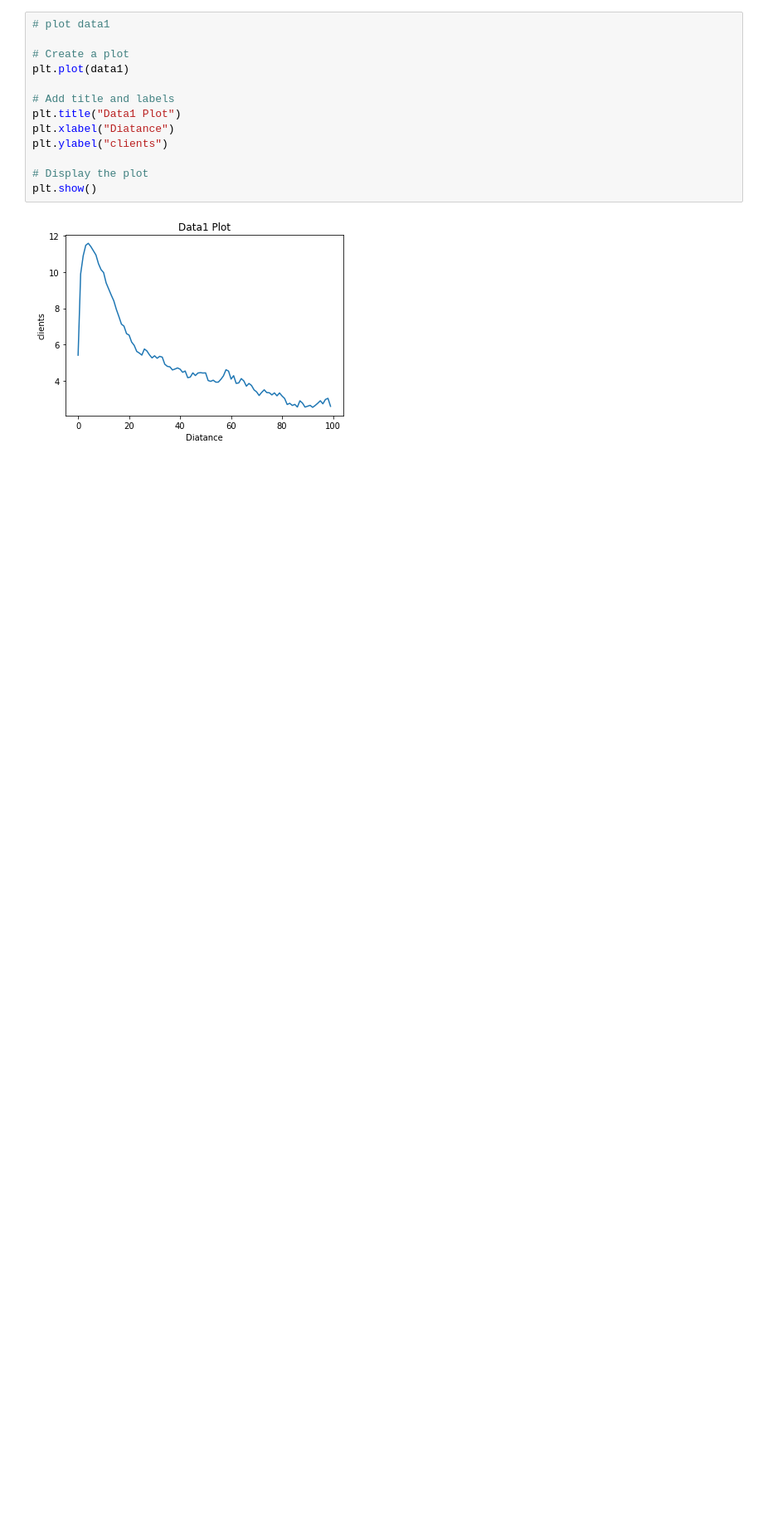
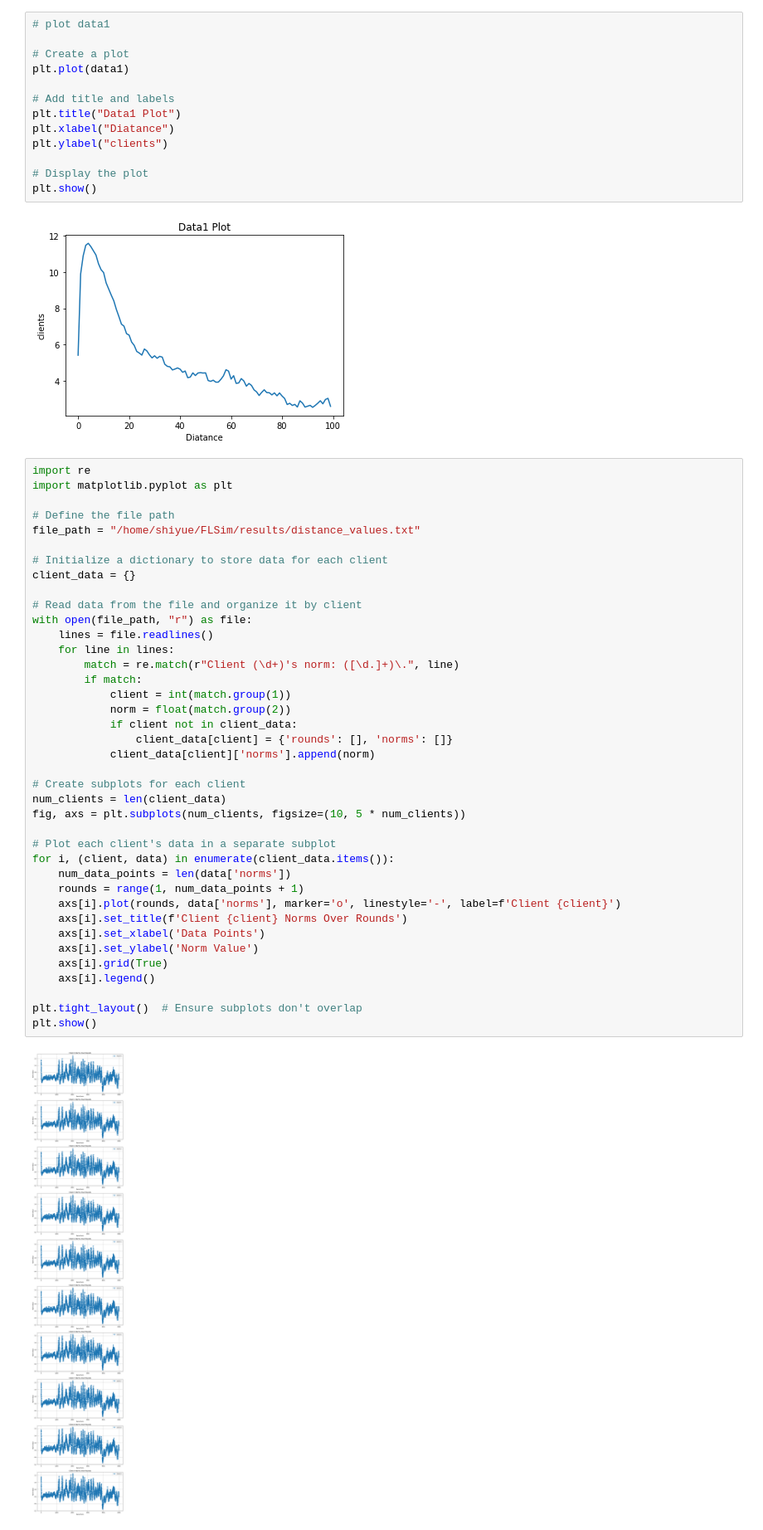
Before and after one commit to shou123/FLsim, a Jupyter notebook: results/plot.ipynb, the cells around one changed output. Shown: that part at 83% size. Drawn from its saved outputs; the diff is of its cells as text; blank space fills up the shorter version.

Commit message:
upgrade the print norm value and write txt file.

```diff
--- a/results/plot.ipynb
+++ b/results/plot.ipynb
@@ -54,3 +55,44 @@ plt.ylabel("clients")
 plt.show()
 # %% [output]
 [figure]
+# %%
+import re
+import matplotlib.pyplot as plt
+
+# Define the file path
+file_path = "/home/shiyue/FLSim/results/distance_values.txt"
+
+# Initialize a dictionary to store data for each client
+client_data = {}
+
+# Read data from the file and organize it by client
+with open(file_path, "r") as file:
+    lines = file.readlines()
+    for line in lines:
+        match = re.match(r"Client (\d+)'s norm: ([\d.]+)\.", line)
+        if match:
+            client = int(match.group(1))
+            norm = float(match.group(2))
+            if client not in client_data:
+                client_data[client] = {'rounds': [], 'norms': []}
+            client_data[client]['norms'].append(norm)
+
+# Create subplots for each client
+num_clients = len(client_data)
+fig, axs = plt.subplots(num_clients, figsize=(10, 5 * num_clients))
+
+# Plot each client's data in a separate subplot
+for i, (client, data) in enumerate(client_data.items()):
+    num_data_points = len(data['norms'])
+    rounds = range(1, num_data_points + 1)
+    axs[i].plot(rounds, data['norms'], marker='o', linestyle='-', label=f'Client {client}')
+    axs[i].set_title(f'Client {client} Norms Over Rounds')
+    axs[i].set_xlabel('Data Points')
+    axs[i].set_ylabel('Norm Value')
+    axs[i].grid(True)
+    axs[i].legend()
+
+plt.tight_layout()  # Ensure subplots don't overlap
+plt.show()
+# %% [output]
+[figure, added]
```
Also changed, not shown: parts of 1 cell of this notebook, 3 other files.
